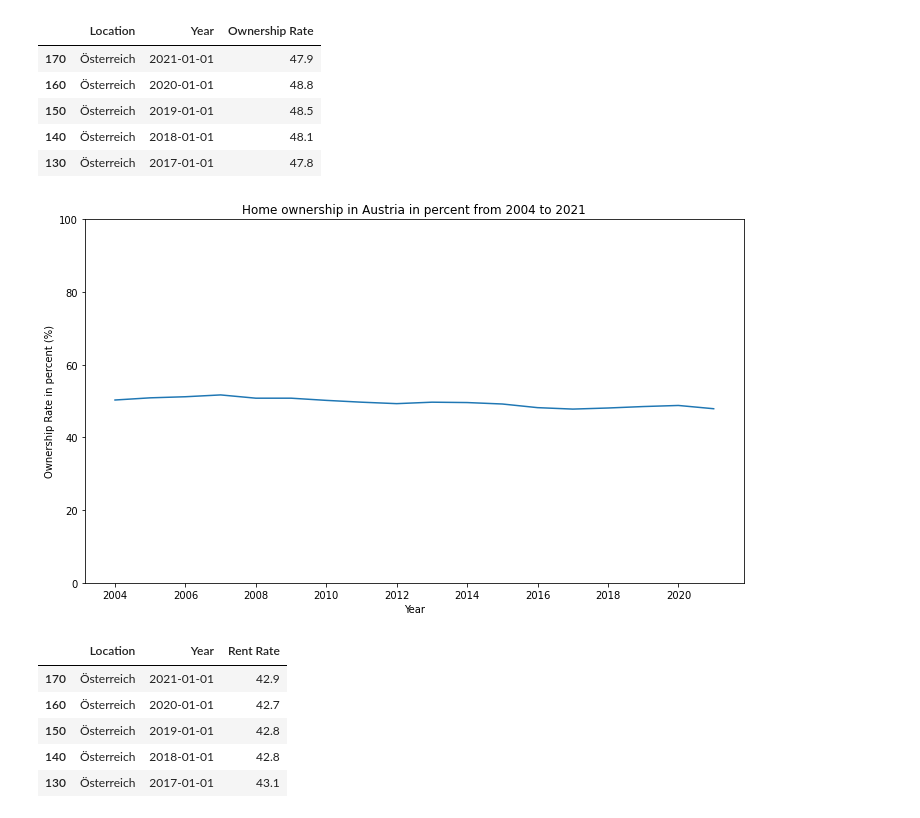
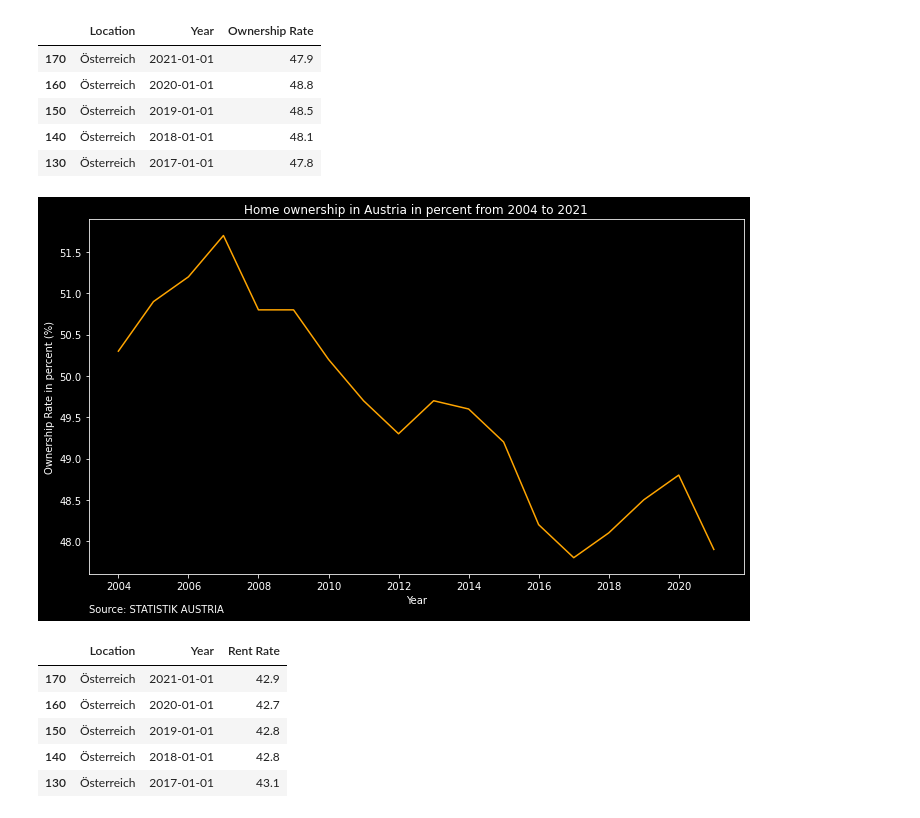
Before and after one commit to zarredominic/story_map_data_viz, a Jupyter notebook: eda_of_datasources.ipynb, the cells around one changed output. Drawn from its saved outputs; the diff is of its cells as text; code cells hidden in the pictures.

```diff
--- a/eda_of_datasources.ipynb
+++ b/eda_of_datasources.ipynb
@@ -12,6 +12,9 @@ import os.path
 import glob
 # %%
 def tidy_dataframe(df, path_to_save_csv, years, variable_name):
+    '''
+    tidies the dataframe, Note: int not supported
+    '''
 
     # Select the first column as the fixed column and the remaining columns as the data columns
     fixed_col = df.iloc[:, 0]
@@ -26,8 +29,7 @@ def tidy_dataframe(df, path_to_save_csv, years, variable_name):
     # Combine the fixed column and the melted dataframe to create the final dataframe
     df_final = pd.concat([fixed_col, df_melted], axis=1)
 
-    # cast renting cost to float
-    ### Note Tableau works with , ARCGIS with . so change it accordingly
+    # cast var to float if it is not an int
     df_final[variable_name] = df_final[variable_name].str.replace(',', ".").astype(float)
 
     # cast ints of year to be a date
@@ -124,16 +156,17 @@ ownership_austria_tidy.head()
 | 140 | Österreich | 2018-01-01 | 48.1 |
 | 130 | Österreich | 2017-01-01 | 47.8 |
 # %%
+plt.style.use('dark_background')
 plt.figure(figsize=(10,6), tight_layout=True)
-plt.ylim(0, 100)
-plt.plot(ownership_austria_tidy['Year'], ownership_austria_tidy['Ownership Rate'])
+plt.plot(ownership_austria_tidy['Year'], ownership_austria_tidy['Ownership Rate'], color = "orange")
 plt.title('Home ownership in Austria in percent from 2004 to 2021')
 plt.ylabel('Ownership Rate in percent (%)')
 plt.xlabel('Year')
-plt.savefig("imgs/home_ownership_austria_2004_2021.png", format="png", dpi=300)
+plt.annotate("Source: STATISTIK AUSTRIA", (0,0), (0, -30), xycoords="axes fraction", textcoords="offset points", va="top")
+plt.savefig("imgs/home_ownership_austria_2004_2021_zoomed.png", format="png", dpi=300)
 plt.show()
 # %% [output]
-[figure, old version]
+[figure, new version]
 # %%
 rent_rate_austria_tidy = rent_rate_df_tidy[rent_rate_df_tidy['Location'] == 'Österreich']
 rent_rate_austria_tidy = rent_rate_austria_tidy.sort_values(by="Year", ascending=False)
```
Also changed, not shown: parts of 26 cells of this notebook, 22 other files.
